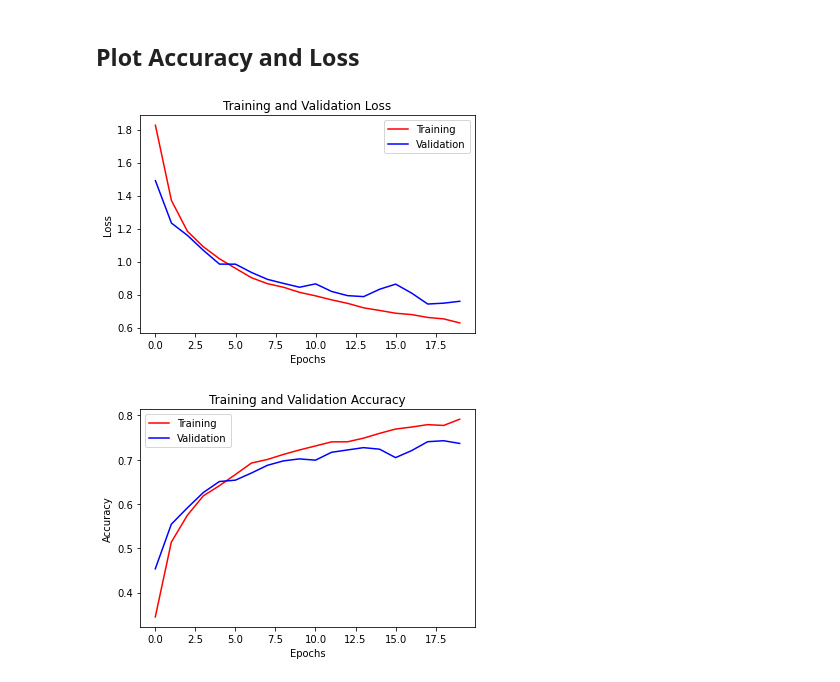
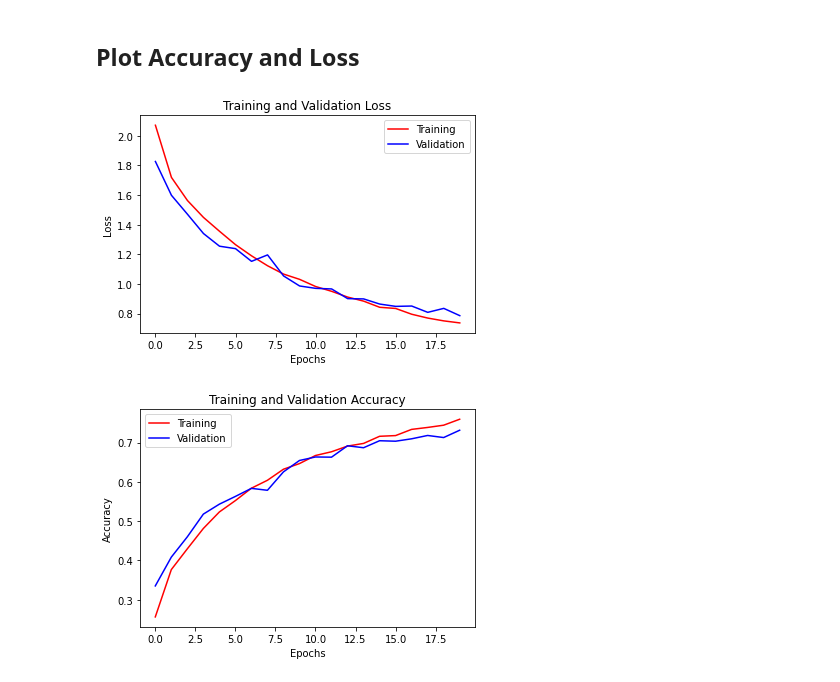
Before and after one commit to thebouda/AMLProject, a Jupyter notebook: federatedv2.ipynb, the cells around one changed output. Drawn from its saved outputs; the diff is of its cells as text; code cells hidden in the pictures.

Commit message:
feat: federated_LR[0.002]_R[20]_K[100]_C[0.4]_E[5]_D[-1]_BATCHNORM[False]_GROUPNORM[False,2,2]

```diff
--- a/federatedv2.ipynb
+++ b/federatedv2.ipynb
@@ -46,12 +46,12 @@ DELTA = -1# controls how much the images numbers can vary from client to client
 # Use batch normalization or not
 BATCH_NORM = False
 # group normalization
-GROUP_NORM = True
+GROUP_NORM = False
 
 # group normalization parameters
 groupNormParams= {
-'groupNL1' : 32,
-'groupNL2' : 32
+'groupNL1' : 2,
+'groupNL2' : 2
 }
 
 
@@ -380,7 +380,7 @@ Round: 19       Average Train loss: 0.6284      Valid loss: 0.7595      Average
 # %% [markdown]
 ## Plot Accuracy and Loss
 # %%
-SAVE_PLOTS = True
+SAVE_PLOTS = False
 if SAVE_PLOTS:
     matplotlib.use("Agg")
 
@@ -395,32 +395,32 @@ plt.xlabel("Epochs")
 if SAVE_PLOTS:
     if DIRICHLET:
         plt.savefig("plots/federated_LR[{}]_R[{}]_K[{}]_E[{}]_A[{}]_BATCHNORM[{}]_GROUPNORM[{},{},{}]_loss.png".format(
             LEARNING_RATE, ROUNDS, NUM_CLIENTS, LOCAL_EPOCHS, ALPHA, BATCH_NORM, GROUP_NORM, groupNormParams['groupNL1'], groupNormParams['groupNL2']))
     else:
         plt.savefig("plots/federated_LR[{}]_R[{}]_K[{}]_C[{}]_E[{}]_D[{}]_BATCHNORM[{}]_GROUPNORM[{},{},{}]_loss.png".format(
             LEARNING_RATE, ROUNDS, NUM_CLIENTS, C, LOCAL_EPOCHS, delta, BATCH_NORM, GROUP_NORM, groupNormParams['groupNL1'], groupNormParams['groupNL2']))
 else:
     plt.show()
 
 # Plot Accuracy
 plt.figure()
 plt.title("Training and Validation Accuracy")
 plt.plot(range(len(train_accuracies)),
          train_accuracies, color="r", label="Training")
 plt.plot(range(len(valid_accuracies)), valid_accuracies,
          color="b", label="Validation")
 plt.legend(loc="best")
 plt.ylabel("Accuracy")
 plt.xlabel("Epochs")
 if SAVE_PLOTS:
     if DIRICHLET:
         plt.savefig("plots/federated_LR[{}]_R[{}]_K[{}]_E[{}]_A[{}]_BATCHNORM[{}]_GROUPNORM[{},{},{}]_accuracy.png".format(
             LEARNING_RATE, ROUNDS, NUM_CLIENTS, LOCAL_EPOCHS, ALPHA, BATCH_NORM, GROUP_NORM, groupNormParams['groupNL1'], groupNormParams['groupNL2']))
     else:
         plt.savefig("plots/federated_LR[{}]_R[{}]_K[{}]_C[{}]_E[{}]_D[{}]_BATCHNORM[{}]_GROUPNORM[{},{},{}]_accuracy.png".format(
             LEARNING_RATE, ROUNDS, NUM_CLIENTS, C, LOCAL_EPOCHS, delta, BATCH_NORM, GROUP_NORM, groupNormParams['groupNL1'], groupNormParams['groupNL2']))
 else:
     plt.show()
 # %% [output]
-[figure, old version]
+[figure, new version]
-[figure, old version]
+[figure, new version]
```
Also changed, not shown: parts of 1 cell of this notebook, 2 other files.
